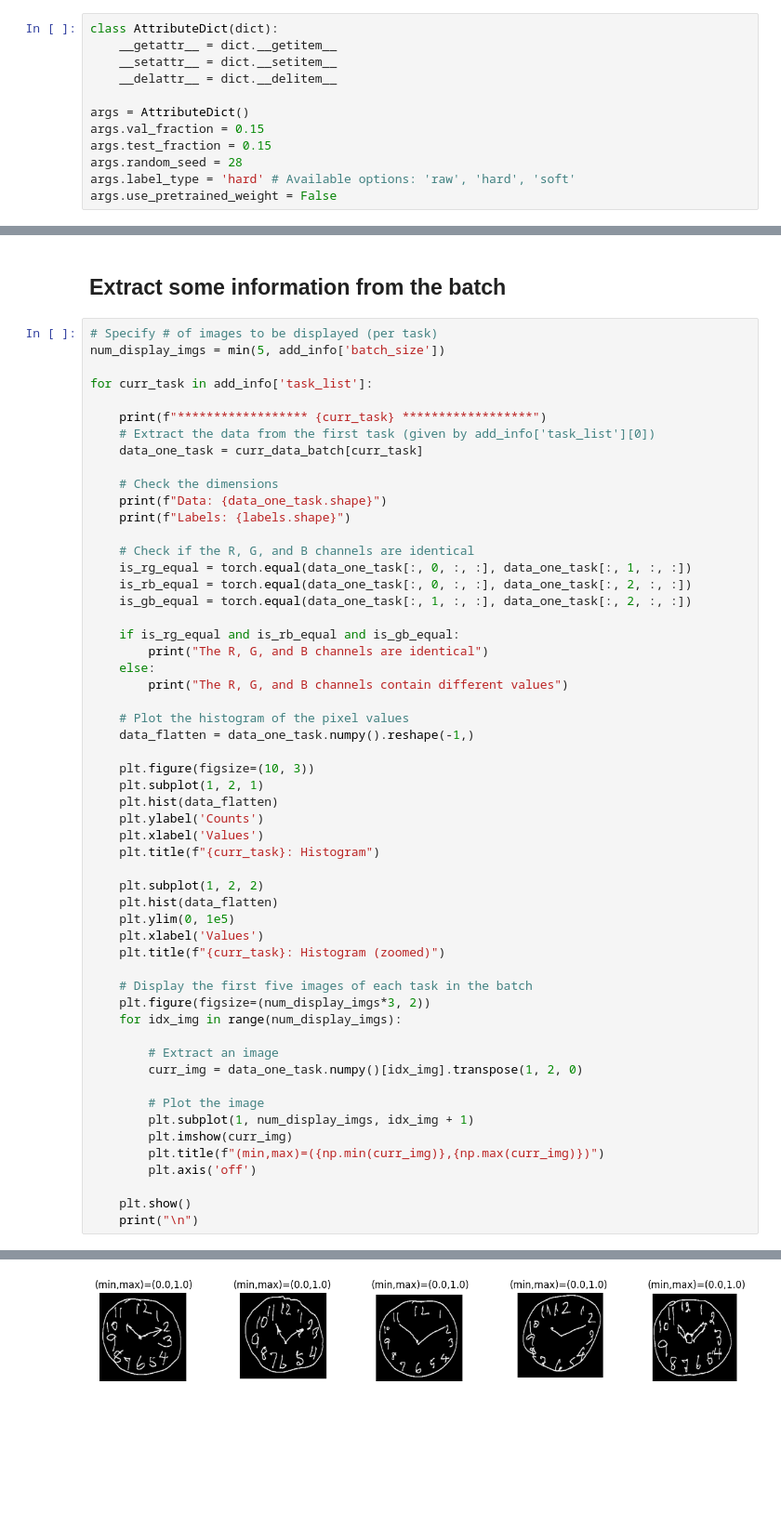
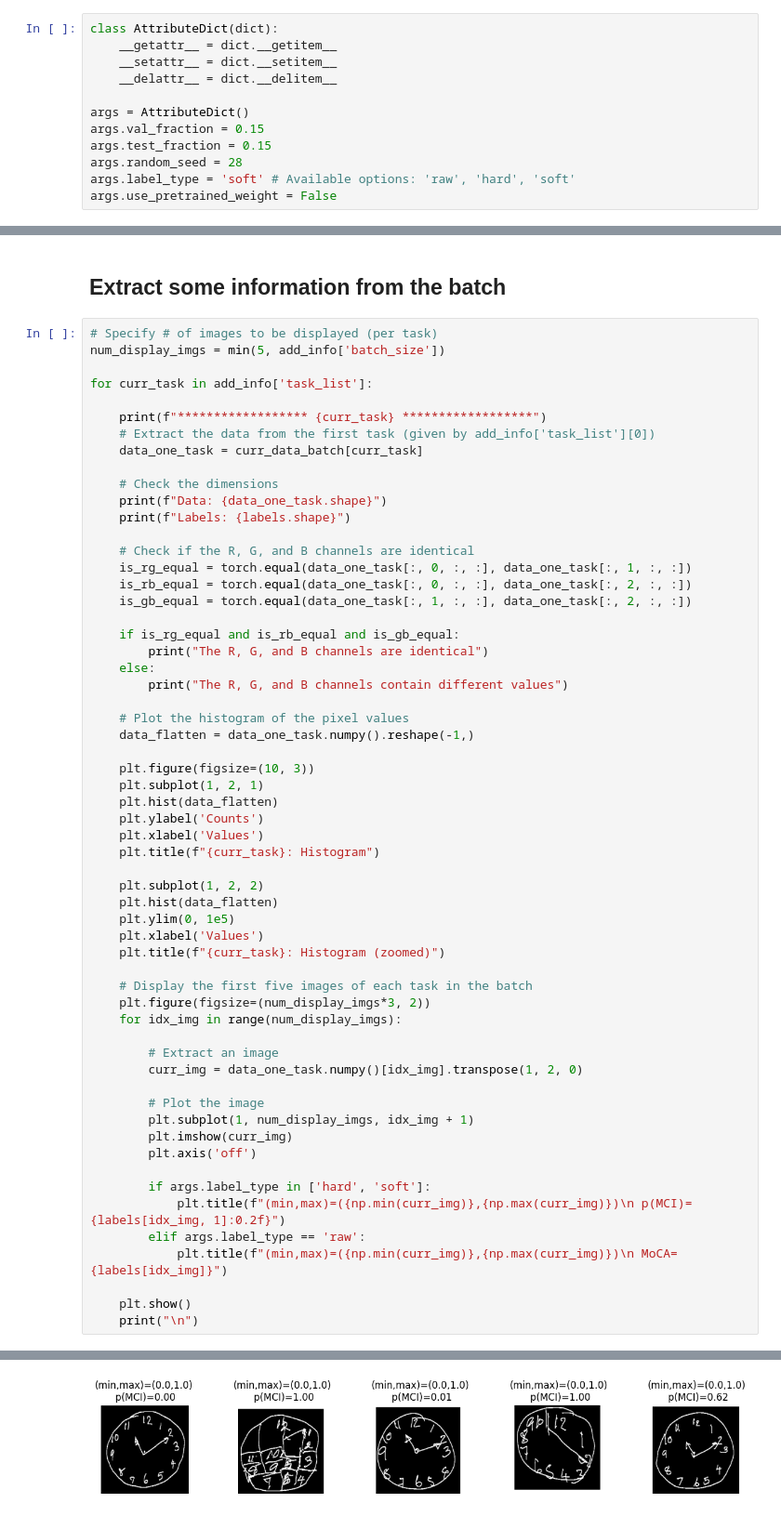
Before and after one commit to ichatnun/MCI-multiple-drawings, a Jupyter notebook: examples/example_dataloader.ipynb, the cells around one changed output, grey strips where cells are left out. Shown at 93% size. Drawn from its saved outputs; the diff is of its cells as text; blank space fills up the shorter version.

```diff
--- a/examples/example_dataloader.ipynb
+++ b/examples/example_dataloader.ipynb
@@ -70,7 +70,7 @@ args = AttributeDict()
 args.val_fraction = 0.15
 args.test_fraction = 0.15
 args.random_seed = 28
-args.label_type = 'hard' # Available options: 'raw', 'hard', 'soft'
+args.label_type = 'soft' # Available options: 'raw', 'hard', 'soft'
 args.use_pretrained_weight = False
 # %% [markdown]
 ## Check arguments
@@ -158,8 +158,12 @@ for curr_task in add_info['task_list']:
         # Plot the image
         plt.subplot(1, num_display_imgs, idx_img + 1)
         plt.imshow(curr_img)
-        plt.title(f"(min,max)=({np.min(curr_img)},{np.max(curr_img)})")
         plt.axis('off')
+
+        if args.label_type in ['hard', 'soft']:
+            plt.title(f"(min,max)=({np.min(curr_img)},{np.max(curr_img)})\n p(MCI)={labels[idx_img, 1]:0.2f}")
+        elif args.label_type == 'raw':
+            plt.title(f"(min,max)=({np.min(curr_img)},{np.max(curr_img)})\n MoCA={labels[idx_img]}")
 
     plt.show()
     print("\n")
@@ -172,4 +176,4 @@ The R, G, and B channels are identical
-[figure, old version]
+[figure, new version]
 ****************** copy ******************
 Data: torch.Size([64, 3, 256, 256])
 Labels: torch.Size([64, 2])
```
Also changed, not shown: parts of 2 cells of this notebook.
